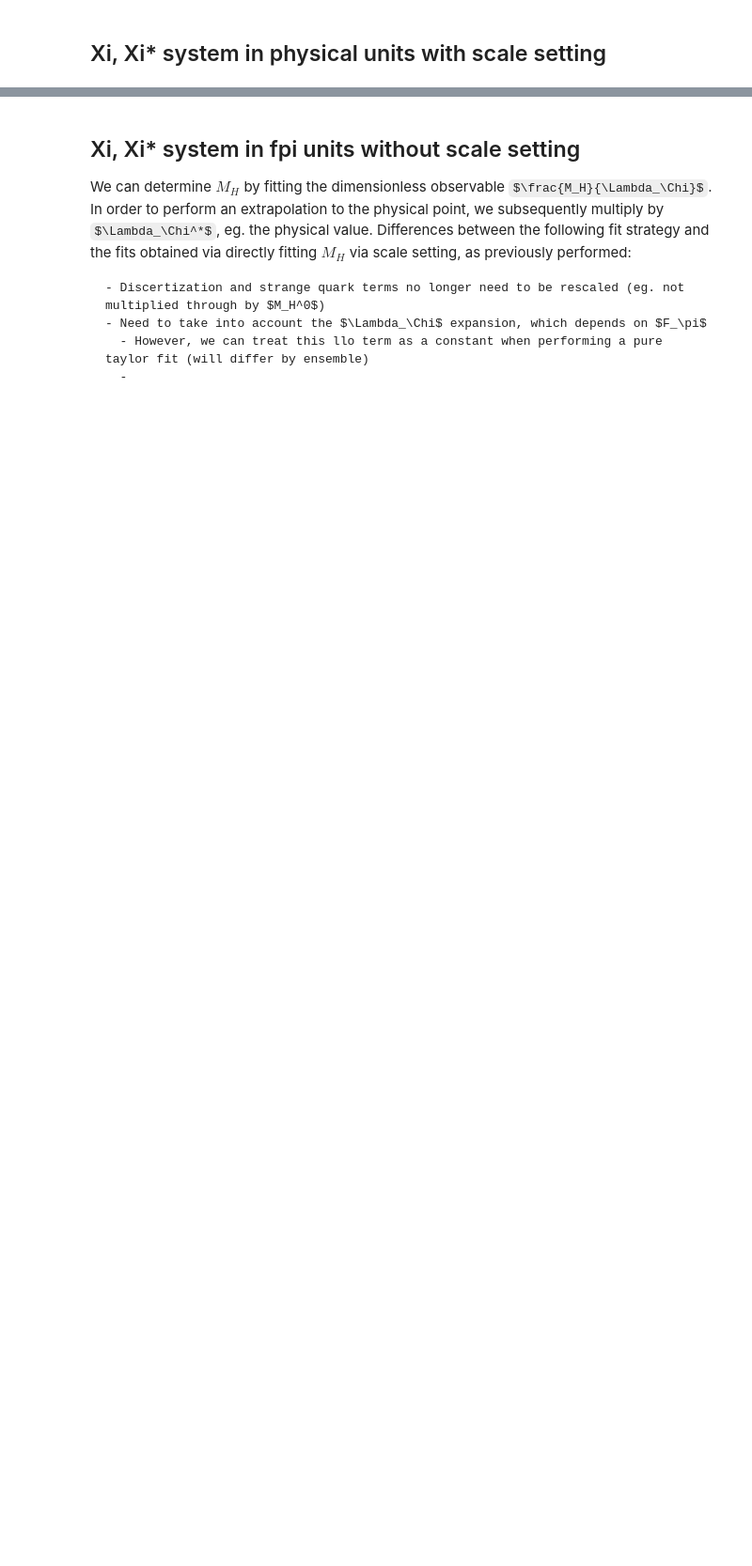
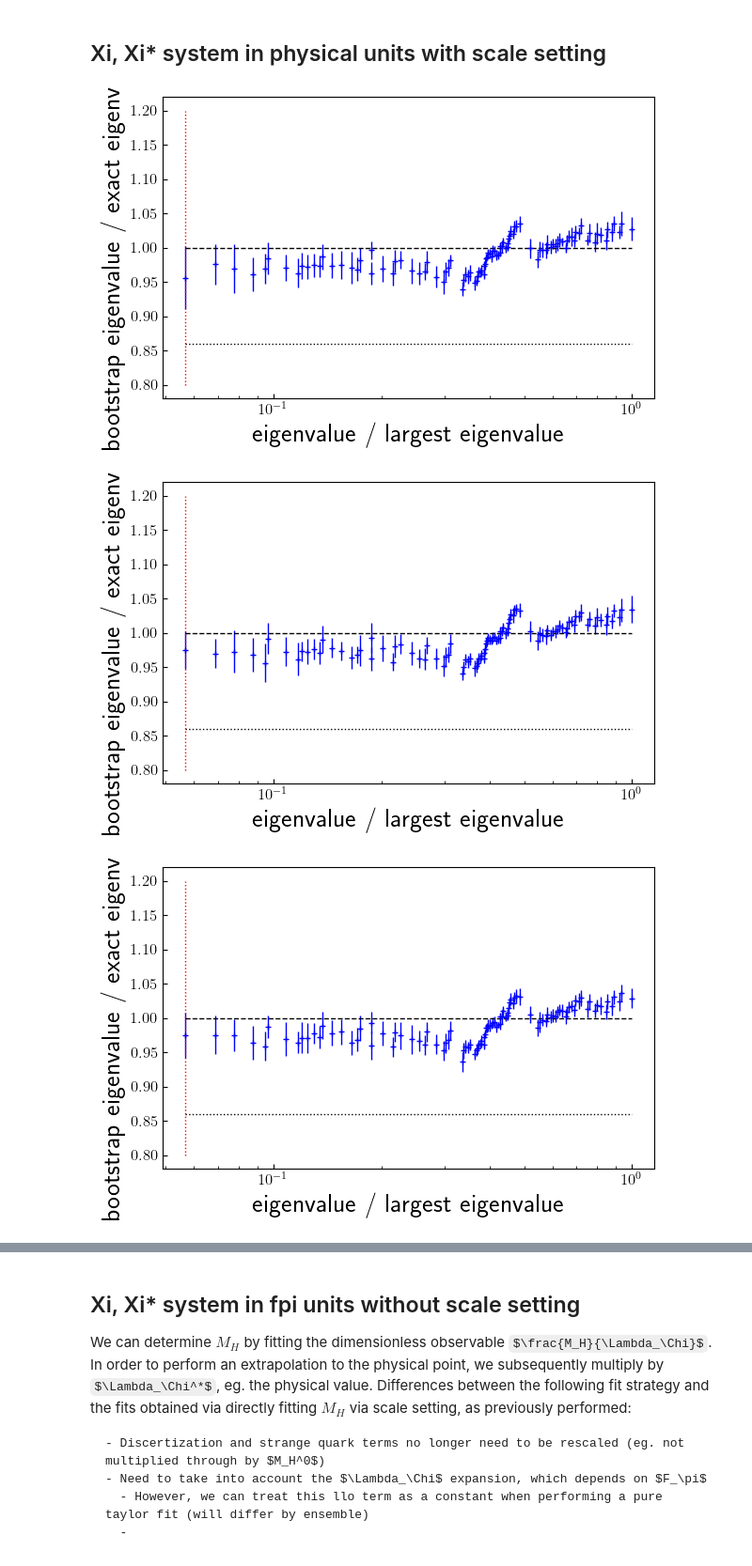
Before and after one commit to gdbrad/hyperon_su2_hbxpt, a Jupyter notebook: notebooks/su2_hyperon_extrap.ipynb, the cells around one changed output, grey strips where cells are left out. Shown at 94% size. Cells and saved outputs as stored; diff of their text form; code cells hidden in the pictures; some formulas as TeX source; blank space fills up the shorter version.

```diff
--- a/notebooks/su2_hyperon_extrap.ipynb
+++ b/notebooks/su2_hyperon_extrap.ipynb
@@ -126,11 +187,14 @@ KeyError: 'a09m135'
 # %%
 reload(fit)
+reload(i_o)
 for mdl_key in xi_models:
     _model_info = xi_models[mdl_key]
 
-    svd_fit = fit.FitRoutine(prior=new_prior_force,data=data_force, project_path=data_dir,model_info=_model_info,
-                    phys_point_data=phys_point_data, emp_bayes=None,empbayes_grouping=None,svd_study=True,svd_tol = 1e-4)
+    xi_fit = fit.FitRoutine(model_info=_model_info,force_correlation=True,units='phys',
+                            svd_test=True, emp_bayes=None,empbayes_grouping=None,fv=False)
+    # xi_fit_force = fit.FitRoutine(model_info=_model_info,emp_bayes=None,empbayes_grouping=None,svd_study=False)
     # svd_out = svd_fit.svd_diagnose
-    print(svd_fit.fit)
+    print(xi_fit.fit)
+    # print(xi_fit_force.fit,'force')
     # print(svd_out.plot_ratio(show=True))
 # %% [output]
@@ -139,16 +203,22 @@ KeyError: 'm_lambda'
 ## Xi, Xi* system in physical units with scale setting ##
 # %%
 reload(xfa)
+reload(fit)
+import xpt.fit_comparison as compare
 for mdl_key in xi_models:
             _model_info = xi_models[mdl_key]
-            xfa_instance = xfa.Xpt_Fit_Analysis(phys_point_data=phys_point_data, data=data,model_info=_model_info, prior=new_prior, project_path=data_dir, verbose=False,svd_study=True)
-            xfa_instance_force = xfa.Xpt_Fit_Analysis(phys_point_data=phys_point_data, data=data_force,model_info=_model_info, prior=new_prior_force, project_path=data_dir, verbose=False
-            ,extrapolate=True)
-            print(xfa_instance)
-            print('force scale correlation:',xfa_instance_force)
+            xfa_instance = xfa.Xpt_Fit_Analysis(model_info=_model_info,units='phys',
+                                                extrapolate=True,force_correlation=False,
+                                                verbose=False,svd_test=True)
+            # xfa_instance_force = xfa.Xpt_Fit_Analysis(model_info=_model_info,verbose=False
+            # ,extrapolate=True)
+            # print(xfa_instance)
+            # print('force scale correlation:',xfa_instance_force)
 
 
 
-xi_system = xfa.ModelComparsion(verbose=True, phys_point_data=phys_point_data,
-                                data=data, models=xi_models, prior=new_prior,project_path=data_dir)
+xi_system = compare.ModelComparsion(verbose=True, models=xi_models)
 # %% [output]
+[figure, added]
+[figure, added]
+[figure, added]
```
Also changed, not shown: parts of 7 cells of this notebook, 12 other files.
